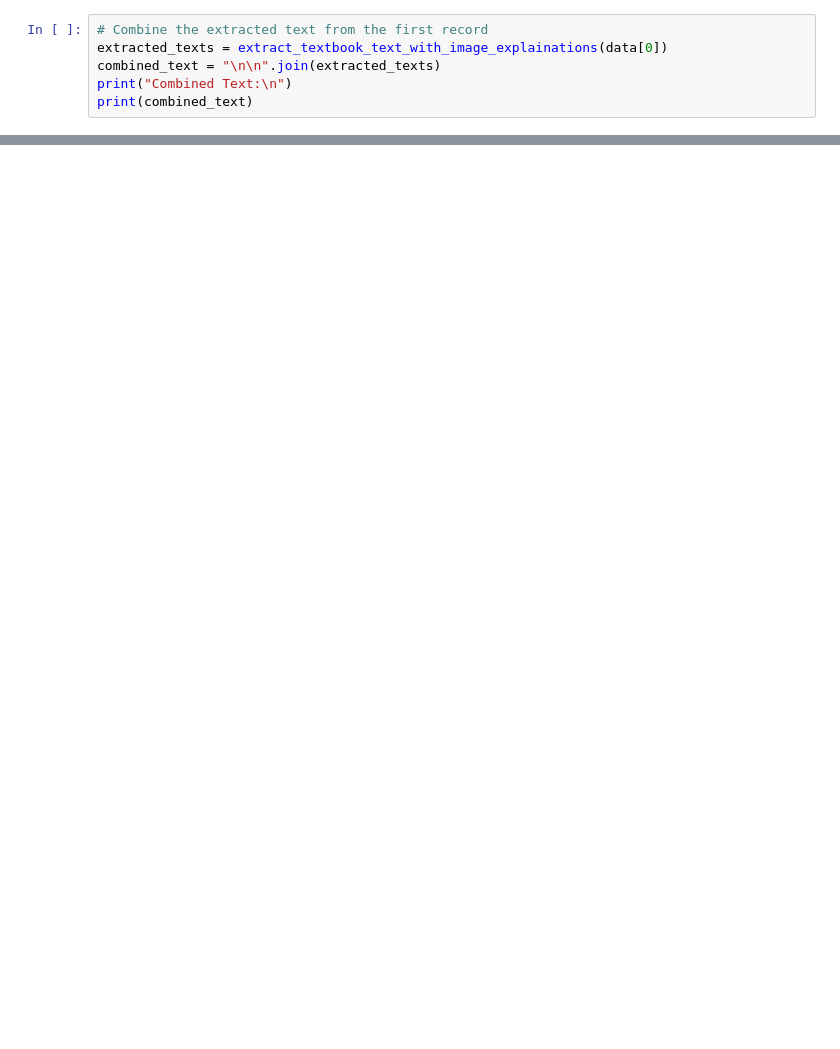
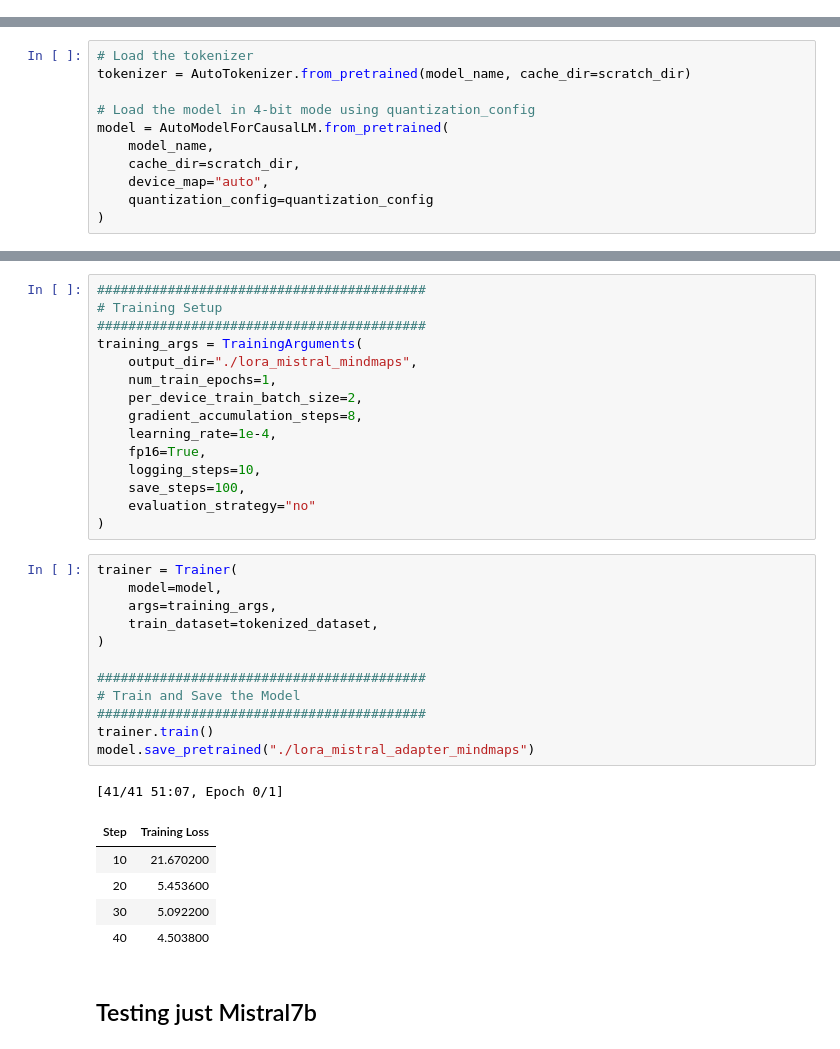
Before and after one commit to SivaTSS/EduVision, a Jupyter notebook: notebooks/mistral_LORA_mindmap.ipynb, the cells around one changed output, grey strips where cells are left out. Cells and saved outputs as stored; diff of their text form; blank space fills up the shorter version.

Commit message:
LORA mindmap gen updated

```diff
--- a/notebooks/mistral_LORA_mindmap.ipynb
+++ b/notebooks/mistral_LORA_mindmap.ipynb
@@ -236,6 +0,0 @@ def extract_textbook_text_with_image_explainations(entry):
-# %%
-# Combine the extracted text from the first record
-extracted_texts = extract_textbook_text_with_image_explainations(data[0])
-combined_text = "\n\n".join(extracted_texts)
-print("Combined Text:\n")
-print(combined_text)
@@ -452,0 +29,11 @@ Once upon a time, a friend gave me a book with a simple title, The Bible. I had
+# %%
+# Load the tokenizer
+tokenizer = AutoTokenizer.from_pretrained(model_name, cache_dir=scratch_dir)
+
+# Load the model in 4-bit mode using quantization_config
+model = AutoModelForCausalLM.from_pretrained(
+    model_name,
+    cache_dir=scratch_dir,
+    device_map="auto",
+    quantization_config=quantization_config
+)
@@ -452,0 +218,36 @@ Once upon a time, a friend gave me a book with a simple title, The Bible. I had
+# %%
+##########################################
+# Training Setup
+##########################################
+training_args = TrainingArguments(
+    output_dir="./lora_mistral_mindmaps",
+    num_train_epochs=1,
+    per_device_train_batch_size=2,
+    gradient_accumulation_steps=8,
+    learning_rate=1e-4,
+    fp16=True,
+    logging_steps=10,
+    save_steps=100,
+    evaluation_strategy="no"
+)
+# %%
+trainer = Trainer(
+    model=model,
+    args=training_args,
+    train_dataset=tokenized_dataset,
+)
+
+##########################################
+# Train and Save the Model
+##########################################
+trainer.train()
+model.save_pretrained("./lora_mistral_adapter_mindmaps")
+# %% [output]
+[41/41 51:07, Epoch 0/1]
+| Step | Training Loss |
+| 10 | 21.670200 |
+| 20 | 5.453600 |
+| 30 | 5.092200 |
+| 40 | 4.503800 |
+# %% [markdown]
+## Testing just Mistral7b
```
Also changed, not shown: parts of 42 cells of this notebook, 1 other file.
